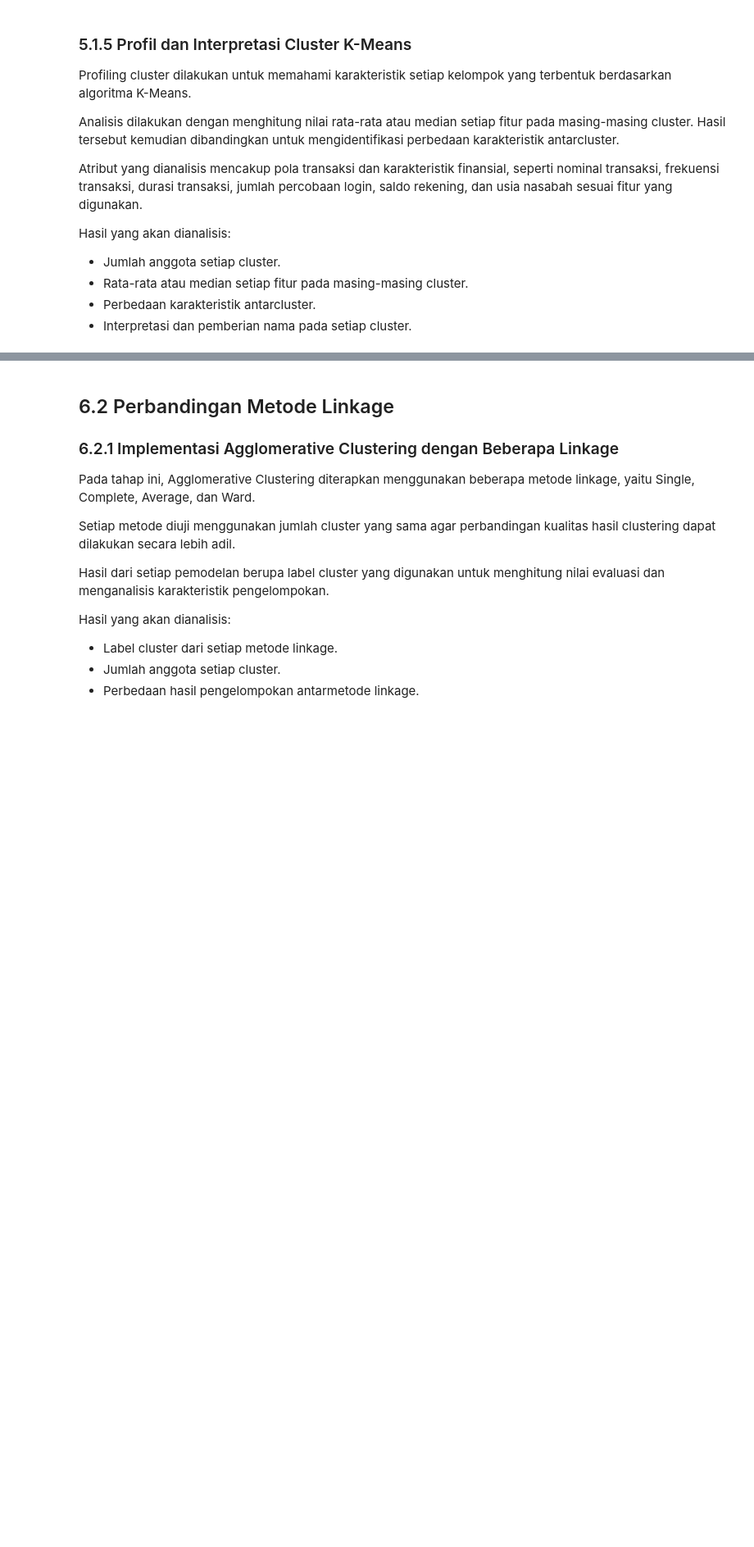
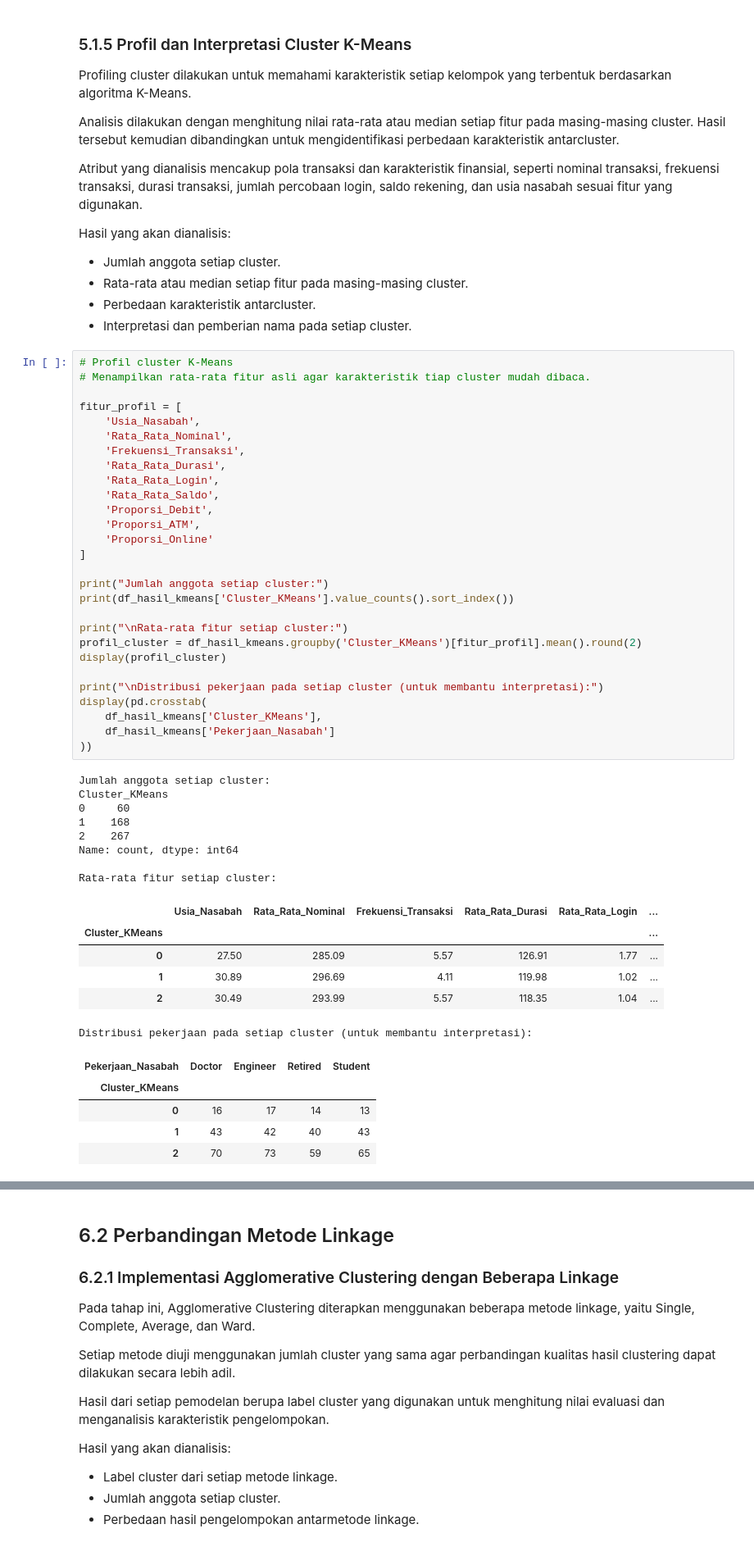
Before and after one commit to aulyarvlln/57_IF-E_Kimpul, a Jupyter notebook: ProyekDS.ipynb, the cells around one changed output, grey strips where cells are left out. Shown at 82% size. Drawn from its saved outputs; the diff is of its cells as text; blank space fills up the shorter version.

```diff
--- a/ProyekDS.ipynb
+++ b/ProyekDS.ipynb
@@ -726,4 +873,52 @@ Hasil yang akan dianalisis:
 - Rata-rata atau median setiap fitur pada masing-masing cluster.
 - Perbedaan karakteristik antarcluster.
 - Interpretasi dan pemberian nama pada setiap cluster.
+# %%
+# Profil cluster K-Means
+# Menampilkan rata-rata fitur asli agar karakteristik tiap cluster mudah dibaca.
+
+fitur_profil = [
+    'Usia_Nasabah',
+    'Rata_Rata_Nominal',
+    'Frekuensi_Transaksi',
+    'Rata_Rata_Durasi',
+    'Rata_Rata_Login',
+    'Rata_Rata_Saldo',
+    'Proporsi_Debit',
+    'Proporsi_ATM',
+    'Proporsi_Online'
+]
+
+print("Jumlah anggota setiap cluster:")
+print(df_hasil_kmeans['Cluster_KMeans'].value_counts().sort_index())
+
+print("\nRata-rata fitur setiap cluster:")
+profil_cluster = df_hasil_kmeans.groupby('Cluster_KMeans')[fitur_profil].mean().round(2)
+display(profil_cluster)
+
+print("\nDistribusi pekerjaan pada setiap cluster (untuk membantu interpretasi):")
+display(pd.crosstab(
+    df_hasil_kmeans['Cluster_KMeans'],
+    df_hasil_kmeans['Pekerjaan_Nasabah']
+))
+# %% [output]
+Jumlah anggota setiap cluster:
+Cluster_KMeans
+0     60
+1    168
+2    267
+Name: count, dtype: int64
+
+Rata-rata fitur setiap cluster:
+|  | Usia_Nasabah | Rata_Rata_Nominal | Frekuensi_Transaksi | Rata_Rata_Durasi | Rata_Rata_Login | ... |
+| Cluster_KMeans |  |  |  |  |  | ... |
+| 0 | 27.50 | 285.09 | 5.57 | 126.91 | 1.77 | ... |
+| 1 | 30.89 | 296.69 | 4.11 | 119.98 | 1.02 | ... |
+| 2 | 30.49 | 293.99 | 5.57 | 118.35 | 1.04 | ... |
+Distribusi pekerjaan pada setiap cluster (untuk membantu interpretasi):
+| Pekerjaan_Nasabah | Doctor | Engineer | Retired | Student |
+| Cluster_KMeans |  |  |  |  |
+| 0 | 16 | 17 | 14 | 13 |
+| 1 | 43 | 42 | 40 | 43 |
+| 2 | 70 | 73 | 59 | 65 |
 # %% [markdown]
```
Also changed, not shown: parts of 20 cells of this notebook.
